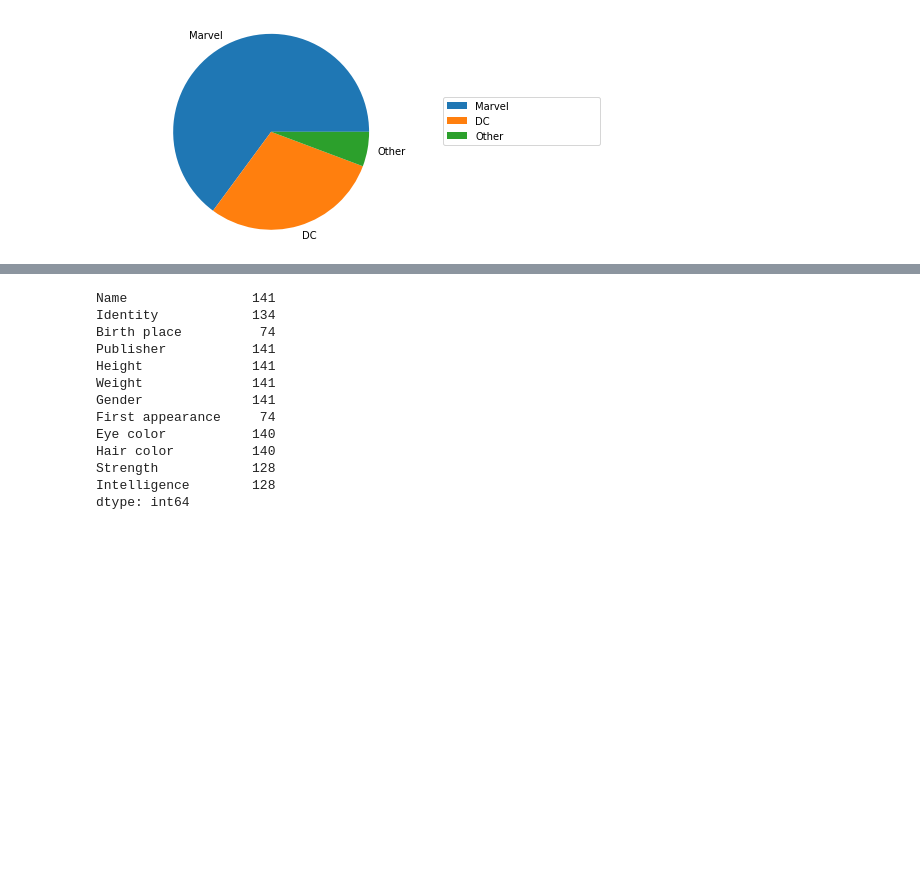
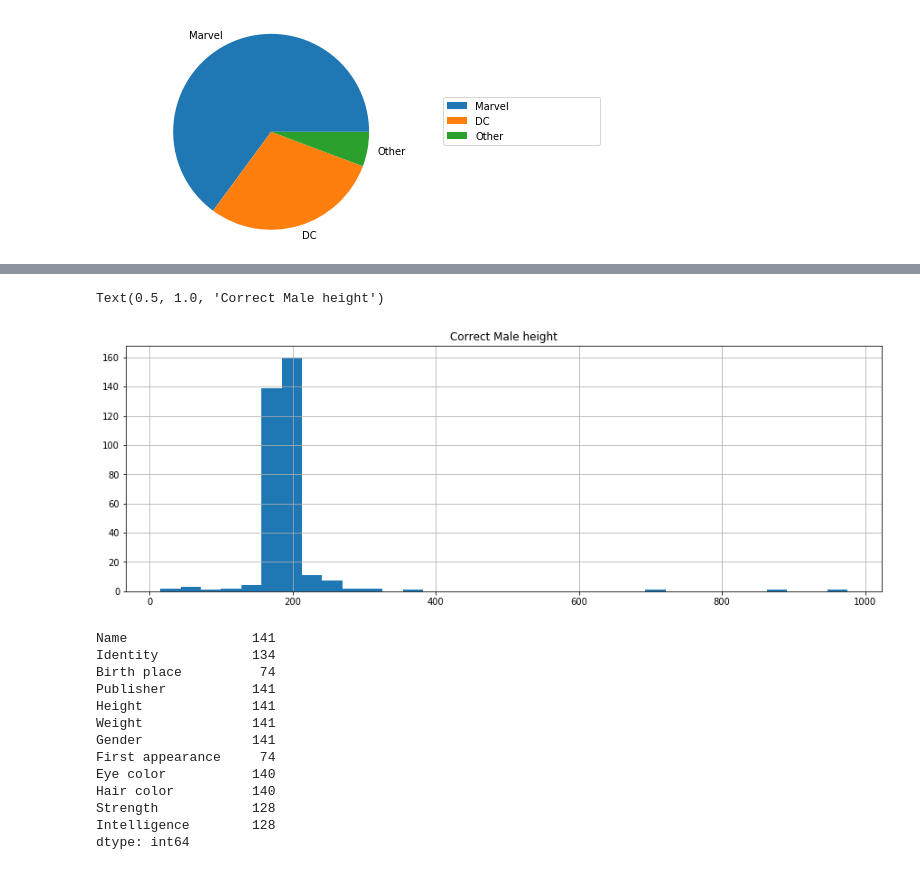
Before and after one commit to Bertonc98/BadCharts, a Jupyter notebook: chart.ipynb, the cells around one changed output, grey strips where cells are left out. Drawn from its saved outputs; the diff is of its cells as text; code cells hidden in the pictures; blank space fills up the shorter version.

```diff
--- a/chart.ipynb
+++ b/chart.ipynb
@@ -60,3 +60,11 @@ plt.show()
+# %%
+fig=plt.figure(figsize=[15.0,5.0])
+plt.grid()
+plt.hist(males["Height"], int(round(males['Height'].count()/10)))
+plt.title("Correct Male height")
+# %% [output]
+Text(0.5, 1.0, 'Correct Male height')
+[figure, added]
 # %%
 df[df['Gender']=="F"].count()
 # %% [output]
```
Also changed, not shown: parts of 1 cell of this notebook, 1 other file.
